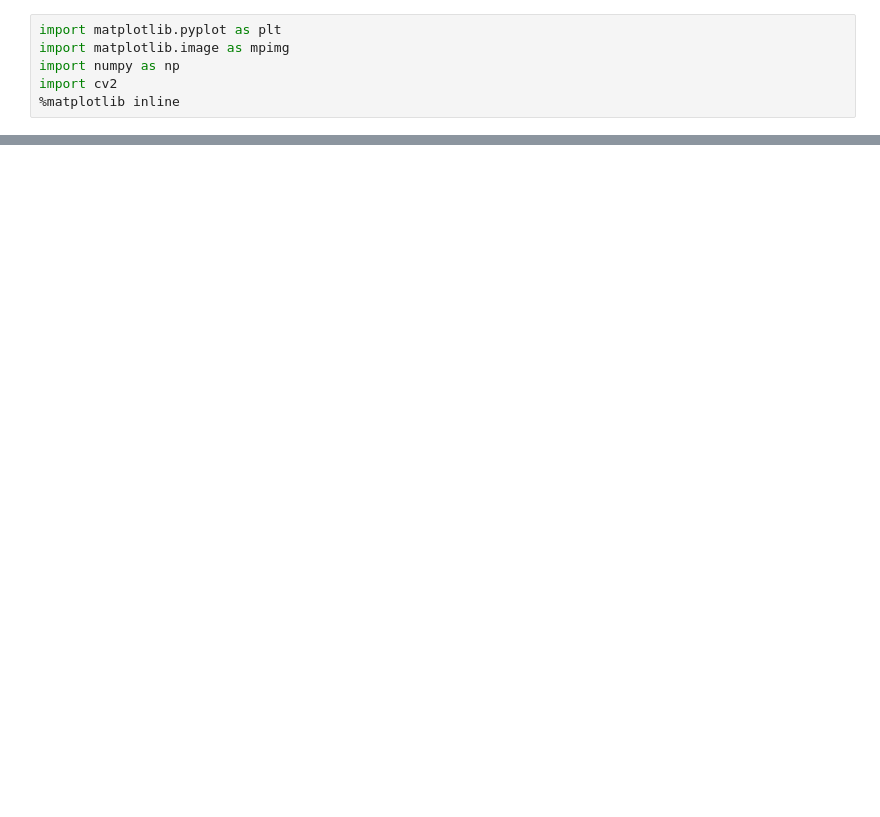
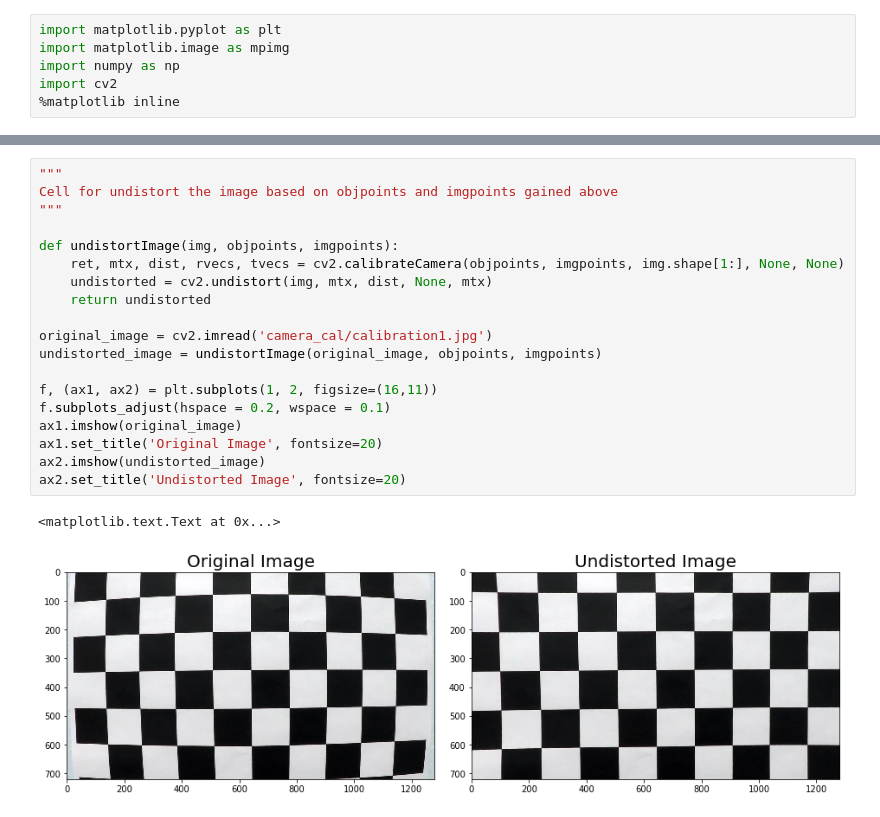
Before and after one commit to udacity/CarND-Advanced-Lane-Lines, a Jupyter notebook: P2.ipynb, the cells around one changed output, grey strips where cells are left out. Cells and saved outputs as stored; diff of their text form; blank space fills up the shorter version.

```diff
--- a/P2.ipynb
+++ b/P2.ipynb
@@ -49,0 +53,22 @@ calibration16.jpg doesnt have enough corners detected.
+# %%
+"""
+Cell for undistort the image based on objpoints and imgpoints gained above
+"""
+
+def undistortImage(img, objpoints, imgpoints):
+    ret, mtx, dist, rvecs, tvecs = cv2.calibrateCamera(objpoints, imgpoints, img.shape[1:], None, None)
+    undistorted = cv2.undistort(img, mtx, dist, None, mtx)
+    return undistorted
+
+original_image = cv2.imread('camera_cal/calibration1.jpg')
+undistorted_image = undistortImage(original_image, objpoints, imgpoints)
+
+f, (ax1, ax2) = plt.subplots(1, 2, figsize=(16,11))
+f.subplots_adjust(hspace = 0.2, wspace = 0.1)
+ax1.imshow(original_image)
+ax1.set_title('Original Image', fontsize=20)
+ax2.imshow(undistorted_image)
+ax2.set_title('Undistorted Image', fontsize=20)
+# %% [output]
+<matplotlib.text.Text at 0x...>
+[figure, added]
```
Also changed, not shown: parts of 1 cell of this notebook.
